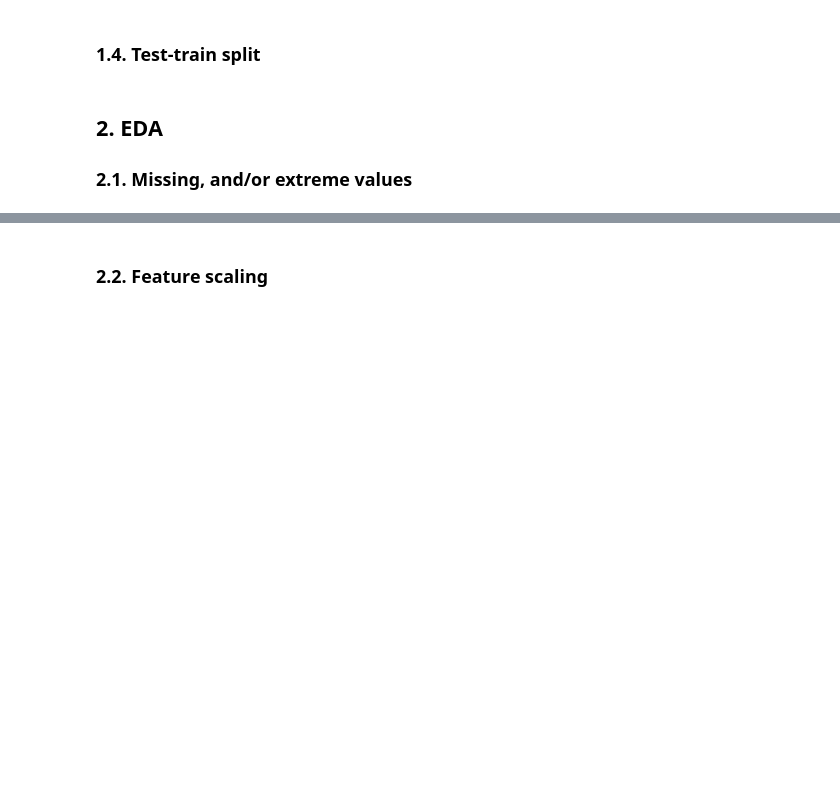
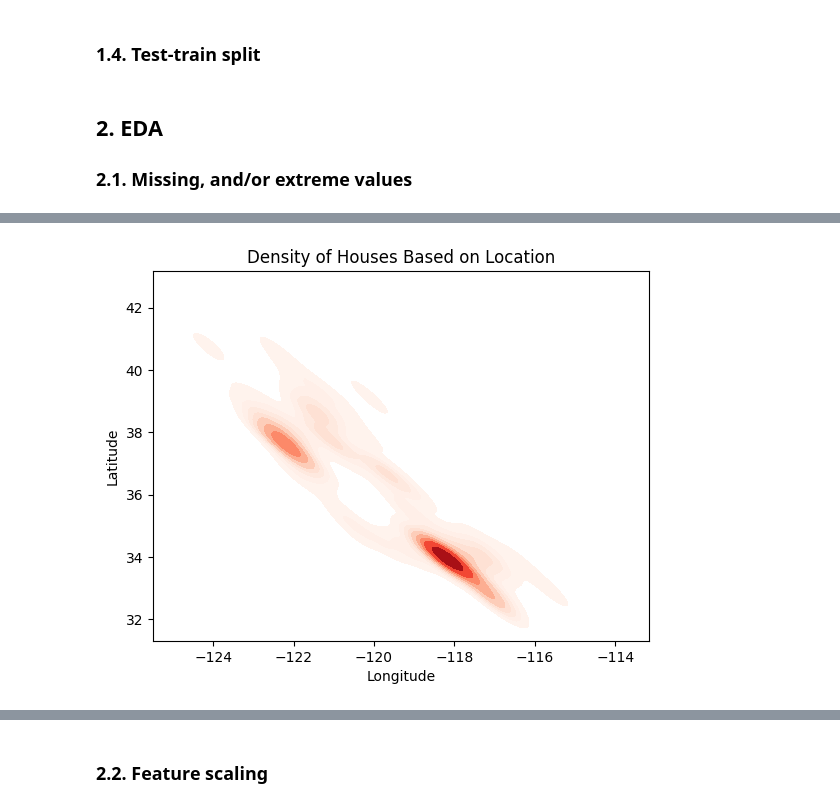
Before and after one commit to 4GeeksAcademy/MikeB-k-means, a Jupyter notebook: src/mvp.ipynb, the cells around one changed output, grey strips where cells are left out. Cells and saved outputs as stored; diff of their text form; code cells hidden in the pictures; blank space fills up the shorter version.

```diff
--- a/src/mvp.ipynb
+++ b/src/mvp.ipynb
@@ -58,0 +137,8 @@ memory usage: 483.9 KB
+# %%
+sns.kdeplot(x=data_df['Longitude'], y=data_df['Latitude'], cmap="Reds", fill=True)
+plt.title('Density of Houses Based on Location')
+plt.xlabel('Longitude')
+plt.ylabel('Latitude')
+plt.show()
+# %% [output]
+[figure, added]
```
Also changed, not shown: parts of 20 cells of this notebook.
